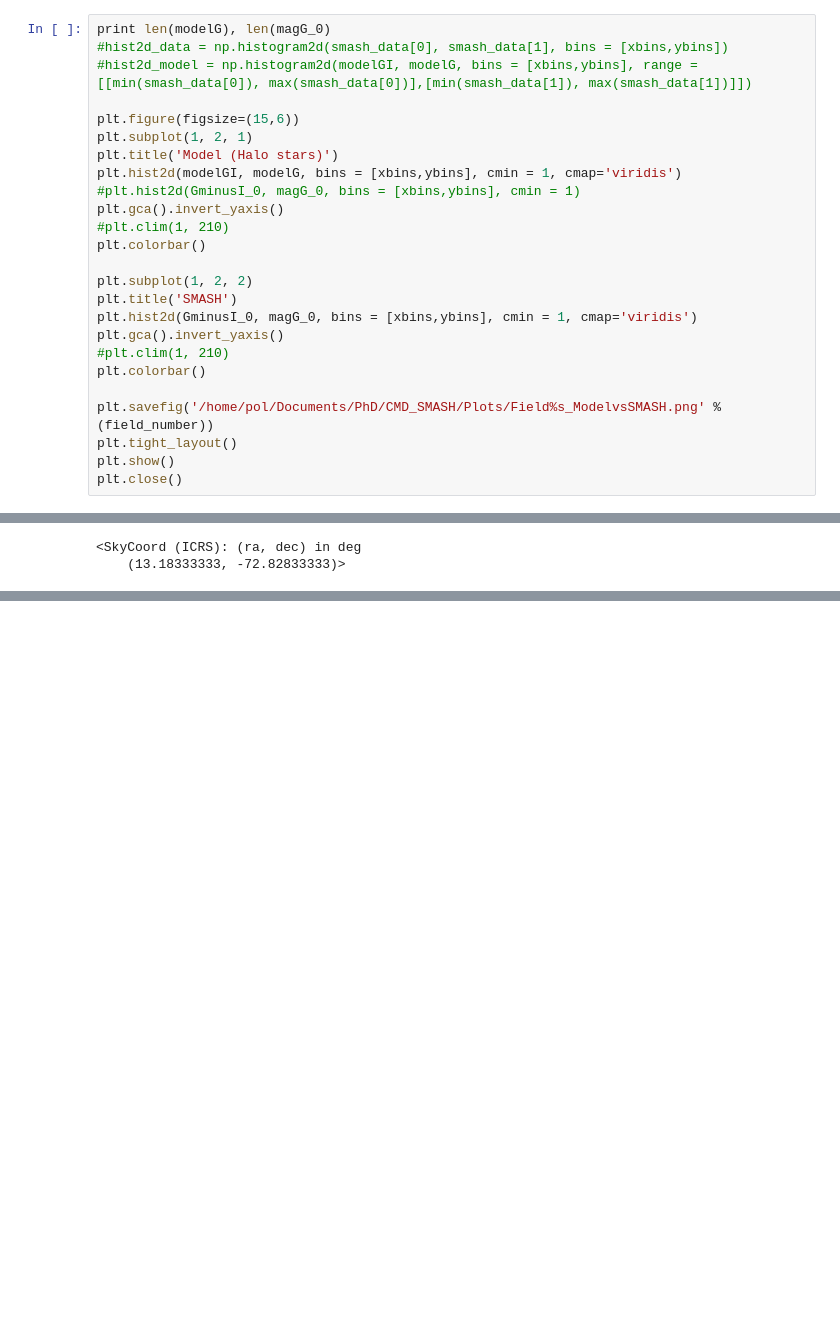
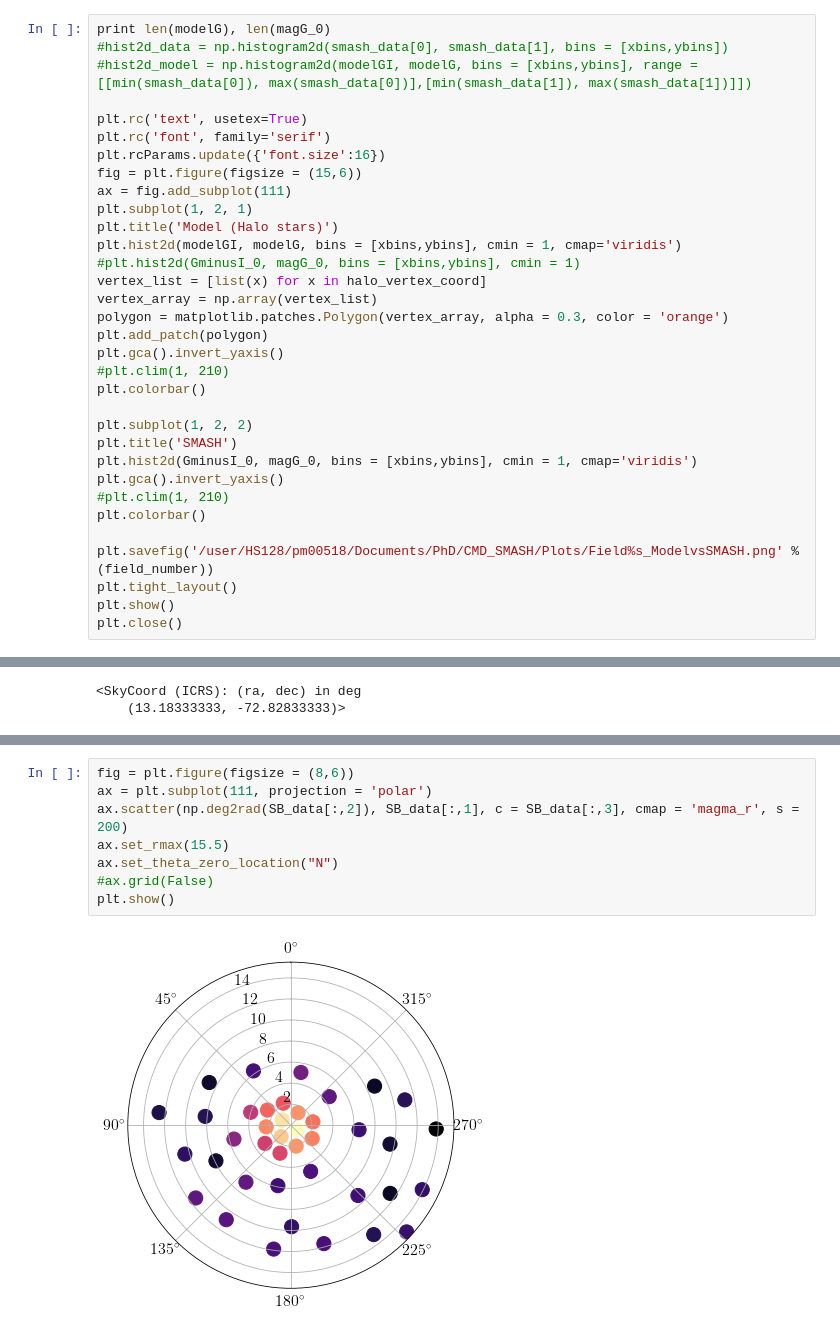
Before and after one commit to pmassana/smc_smash, a Jupyter notebook: Surface_brightness.ipynb, the cells around one changed output, grey strips where cells are left out. Drawn from its saved outputs; the diff is of its cells as text; blank space fills up the shorter version.

```diff
--- a/Surface_brightness.ipynb
+++ b/Surface_brightness.ipynb
@@ -735,11 +722,19 @@ print len(modelG), len(magG_0)
 #hist2d_data = np.histogram2d(smash_data[0], smash_data[1], bins = [xbins,ybins])
 #hist2d_model = np.histogram2d(modelGI, modelG, bins = [xbins,ybins], range = [[min(smash_data[0]), max(smash_data[0])],[min(smash_data[1]), max(smash_data[1])]])
 
-plt.figure(figsize=(15,6))
+plt.rc('text', usetex=True)
+plt.rc('font', family='serif')
+plt.rcParams.update({'font.size':16})
+fig = plt.figure(figsize = (15,6))
+ax = fig.add_subplot(111)
 plt.subplot(1, 2, 1)
 plt.title('Model (Halo stars)')
 plt.hist2d(modelGI, modelG, bins = [xbins,ybins], cmin = 1, cmap='viridis')
 #plt.hist2d(GminusI_0, magG_0, bins = [xbins,ybins], cmin = 1)
+vertex_list = [list(x) for x in halo_vertex_coord]
+vertex_array = np.array(vertex_list)
+polygon = matplotlib.patches.Polygon(vertex_array, alpha = 0.3, color = 'orange')
+plt.add_patch(polygon)
 plt.gca().invert_yaxis()
 #plt.clim(1, 210)
 plt.colorbar()
@@ -751,7 +746,7 @@ plt.gca().invert_yaxis()
 #plt.clim(1, 210)
 plt.colorbar()
 
-plt.savefig('/home/pol/Documents/PhD/CMD_SMASH/Plots/Field%s_ModelvsSMASH.png' % (field_number))
+plt.savefig('/user/HS128/pm00518/Documents/PhD/CMD_SMASH/Plots/Field%s_ModelvsSMASH.png' % (field_number))
 plt.tight_layout()
 plt.show()
 plt.close()
@@ -870,0 +938,10 @@ SMC_center
+# %%
+fig = plt.figure(figsize = (8,6))
+ax = plt.subplot(111, projection = 'polar')
+ax.scatter(np.deg2rad(SB_data[:,2]), SB_data[:,1], c = SB_data[:,3], cmap = 'magma_r', s = 200)
+ax.set_rmax(15.5)
+ax.set_theta_zero_location("N")
+#ax.grid(False)
+plt.show()
+# %% [output]
+[figure, added]
```
Also changed, not shown: parts of 20 cells of this notebook.
